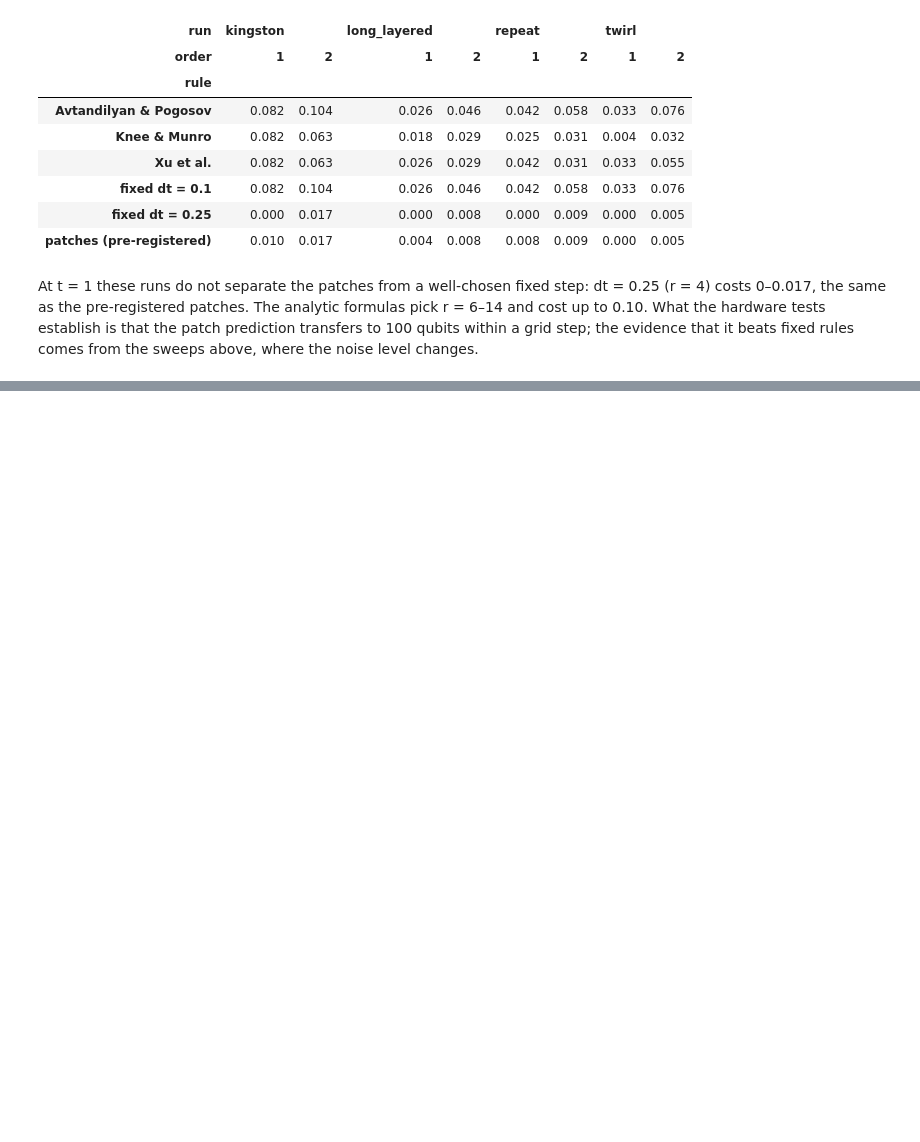
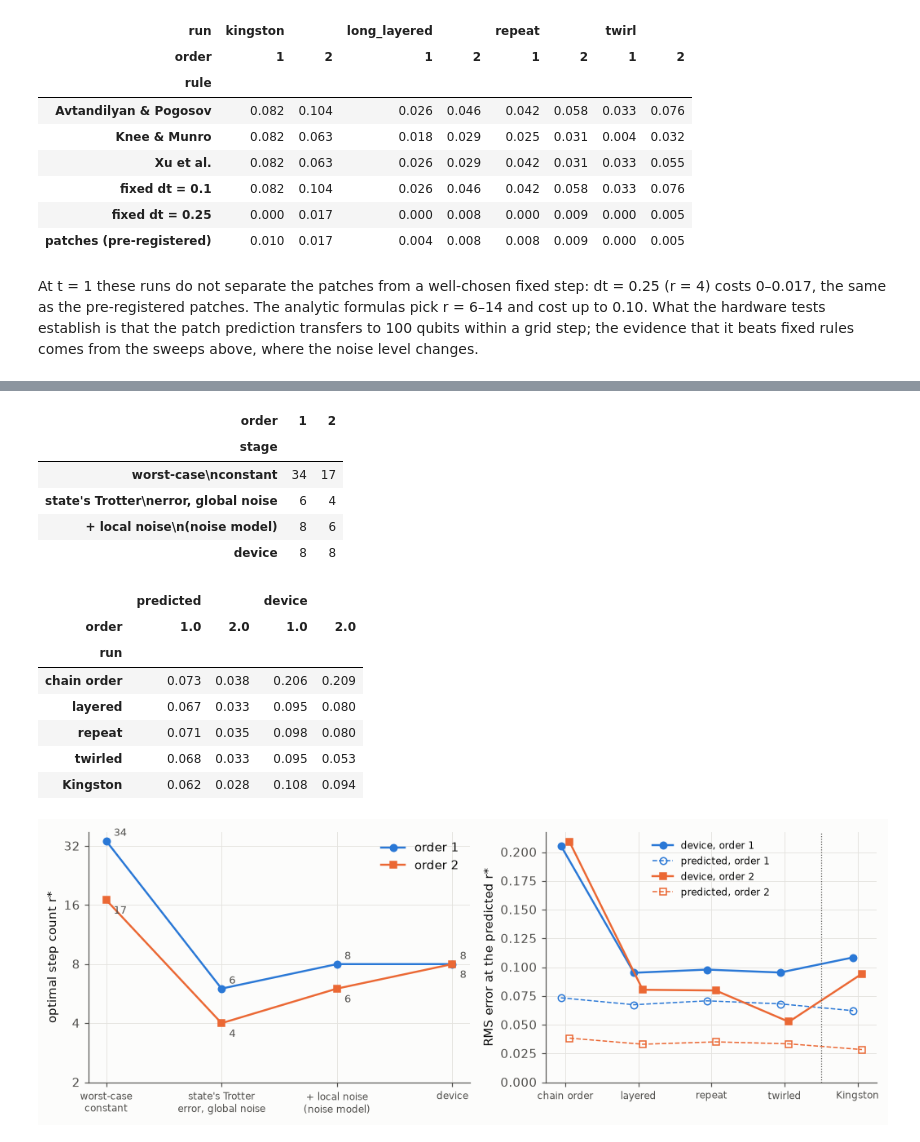
Before and after one commit to jayhsu0627/qtrotter, a Jupyter notebook: notebooks/trotter_under_noise.ipynb, the cells around one changed output, grey strips where cells are left out. Drawn from its saved outputs; the diff is of its cells as text; code cells hidden in the pictures; blank space fills up the shorter version.

```diff
--- a/notebooks/trotter_under_noise.ipynb
+++ b/notebooks/trotter_under_noise.ipynb
@@ -2299,0 +2263,36 @@ rules comes from the sweeps above, where the noise level changes.
+# %%
+ladder = []
+for order, g in hw_circuits.groupby("order"):
+    p_step = predict.per_step_error(g.r, g.gate_error_sum)
+    opt = lambda src: hw[(hw.source == src) & (hw.order == order)].set_index("r").rms.idxmin()
+    ladder += [{"stage": "worst-case\nconstant", "order": order, "r": round(predict.knee_munro(order, cfg_hw["t"], p_step, norms12))},
+               {"stage": "state's Trotter\nerror, global noise", "order": order, "r": pred_hw.xs(order)["predicted rms"].idxmin()},
+               {"stage": "+ local noise\n(noise model)", "order": order, "r": opt("noise_model")},
+               {"stage": "device", "order": order, "r": opt("hardware")}]
+ladder = pd.DataFrame(ladder)
+runs = []
+for name, frame in (("chain order", fez_values[fez_values.t == 1.0].drop(columns="t")),
+                    ("layered", lay_values.drop(columns="t")), ("repeat", rep_flat), ("twirled", tw_flat),
+                    ("Kingston", king_flat)):
+    for _, row in leave_out(frame, []).iterrows():
+        runs.append({"run": name, "order": row.order, "predicted": row.pred_at_r_pred, "device": row.dev_at_r_pred})
+runs = pd.DataFrame(runs)
+plots.thesis_ladder(ladder, runs, save=FIG / "fig11_thesis_ladder.png")
+display(ladder.pivot(index="stage", columns="order", values="r").loc[list(dict.fromkeys(ladder.stage))])
+runs.pivot(index="run", columns="order", values=["predicted", "device"]).loc[list(dict.fromkeys(runs.run))].round(3)
+# %% [output]
+| order | 1 | 2 |
+| stage |  |  |
+| worst-case\nconstant | 34 | 17 |
+| state's Trotter\nerror, global noise | 6 | 4 |
+| + local noise\n(noise model) | 8 | 6 |
+| device | 8 | 8 |
+|  | predicted |  | device |  |
+| order | 1.0 | 2.0 | 1.0 | 2.0 |
+| run |  |  |  |  |
+| chain order | 0.073 | 0.038 | 0.206 | 0.209 |
+| layered | 0.067 | 0.033 | 0.095 | 0.080 |
+| repeat | 0.071 | 0.035 | 0.098 | 0.080 |
+| twirled | 0.068 | 0.033 | 0.095 | 0.053 |
+| Kingston | 0.062 | 0.028 | 0.108 | 0.094 |
+[figure, added]
```
Also changed, not shown: parts of 6 cells of this notebook, 8 other files.
